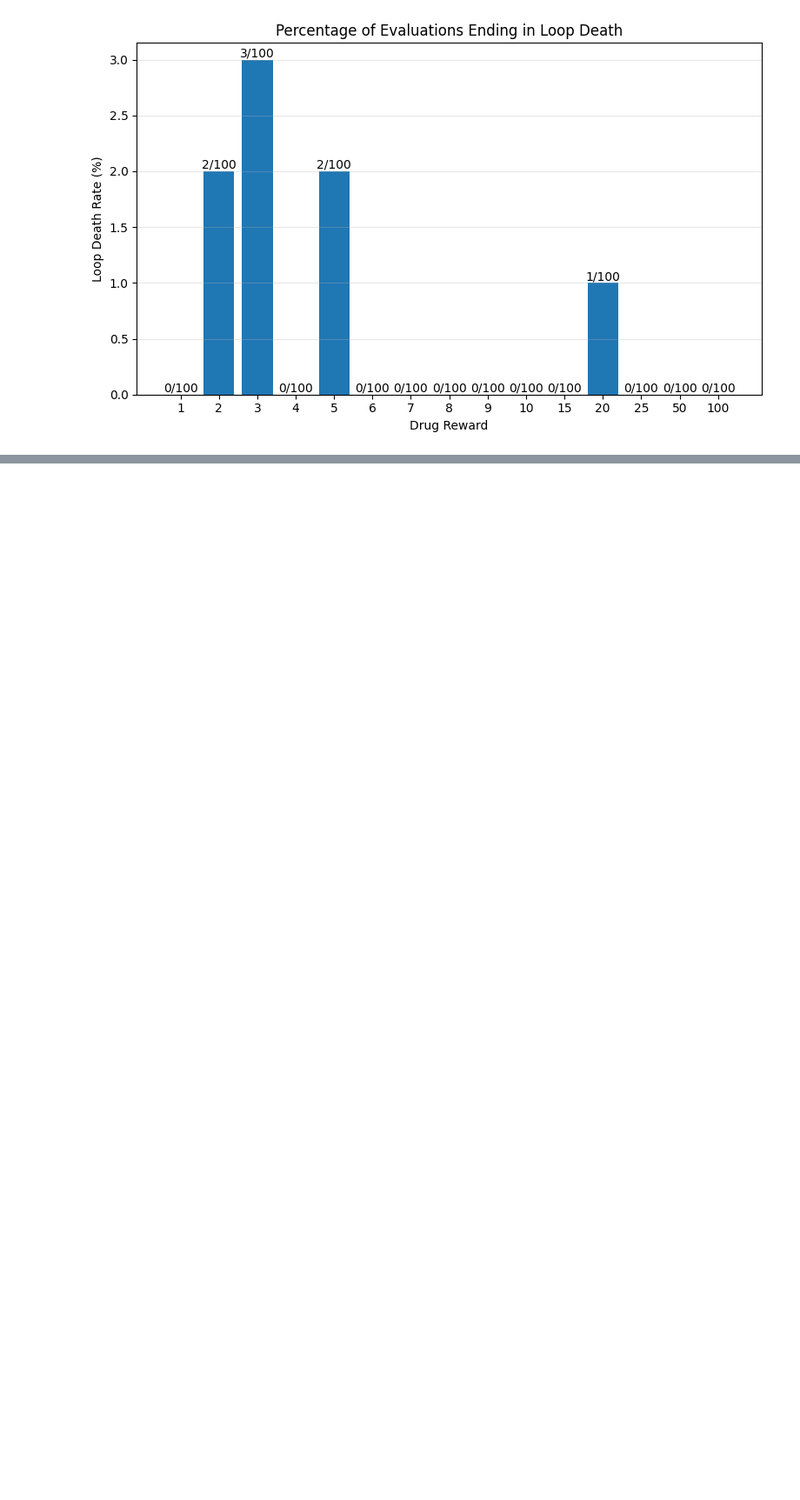
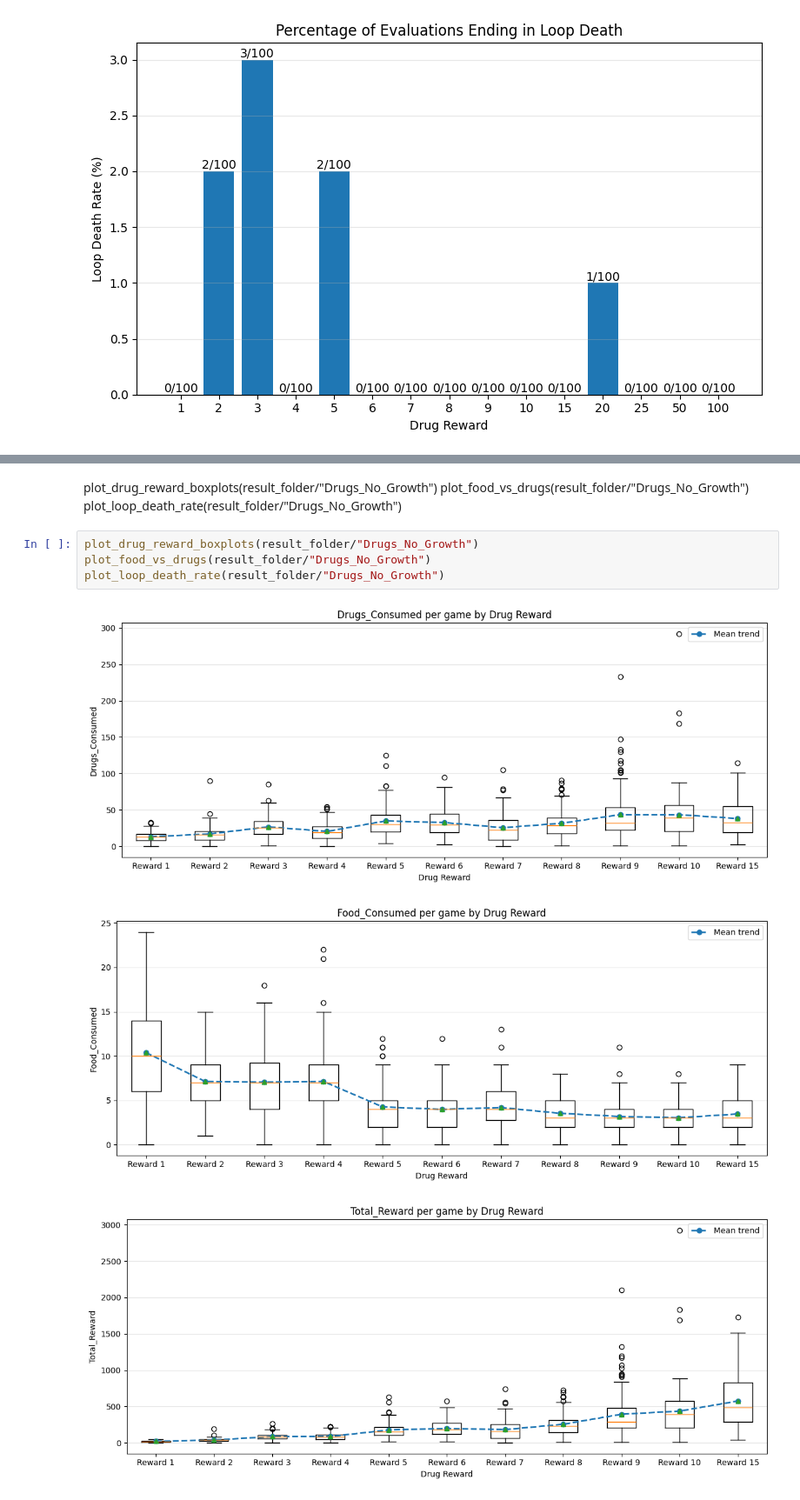
Before and after one commit to inesdejaegher/Gym-Snake, a Jupyter notebook: Results/plots.ipynb, the cells around one changed output, grey strips where cells are left out. Shown at 87% size. Drawn from its saved outputs; the diff is of its cells as text; blank space fills up the shorter version.

Commit message:
Evaluation Drugs no growth x1000 + visualisation + last push before implementing Energy levels

```diff
--- a/Results/plots.ipynb
+++ b/Results/plots.ipynb
@@ -174,0 +177,12 @@ plot_loop_death_rate(result_folder/"Drugs_With_Growth")
+# %% [markdown]
+plot_drug_reward_boxplots(result_folder/"Drugs_No_Growth")
+plot_food_vs_drugs(result_folder/"Drugs_No_Growth")
+plot_loop_death_rate(result_folder/"Drugs_No_Growth")
+# %%
+plot_drug_reward_boxplots(result_folder/"Drugs_No_Growth")
+plot_food_vs_drugs(result_folder/"Drugs_No_Growth")
+plot_loop_death_rate(result_folder/"Drugs_No_Growth")
+# %% [output]
+[figure, added]
+[figure, added]
+[figure, added]
```
Also changed, not shown: parts of 5 cells of this notebook, 13 other files.
